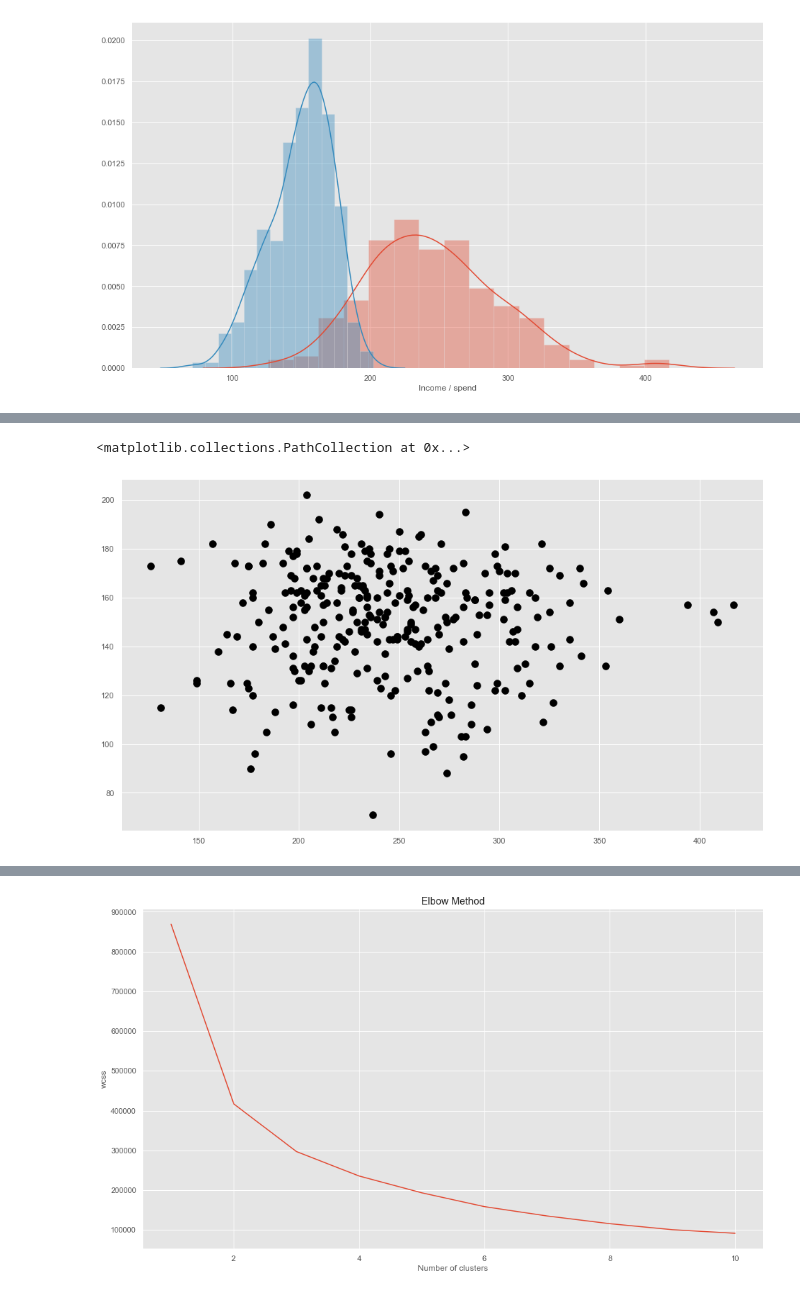
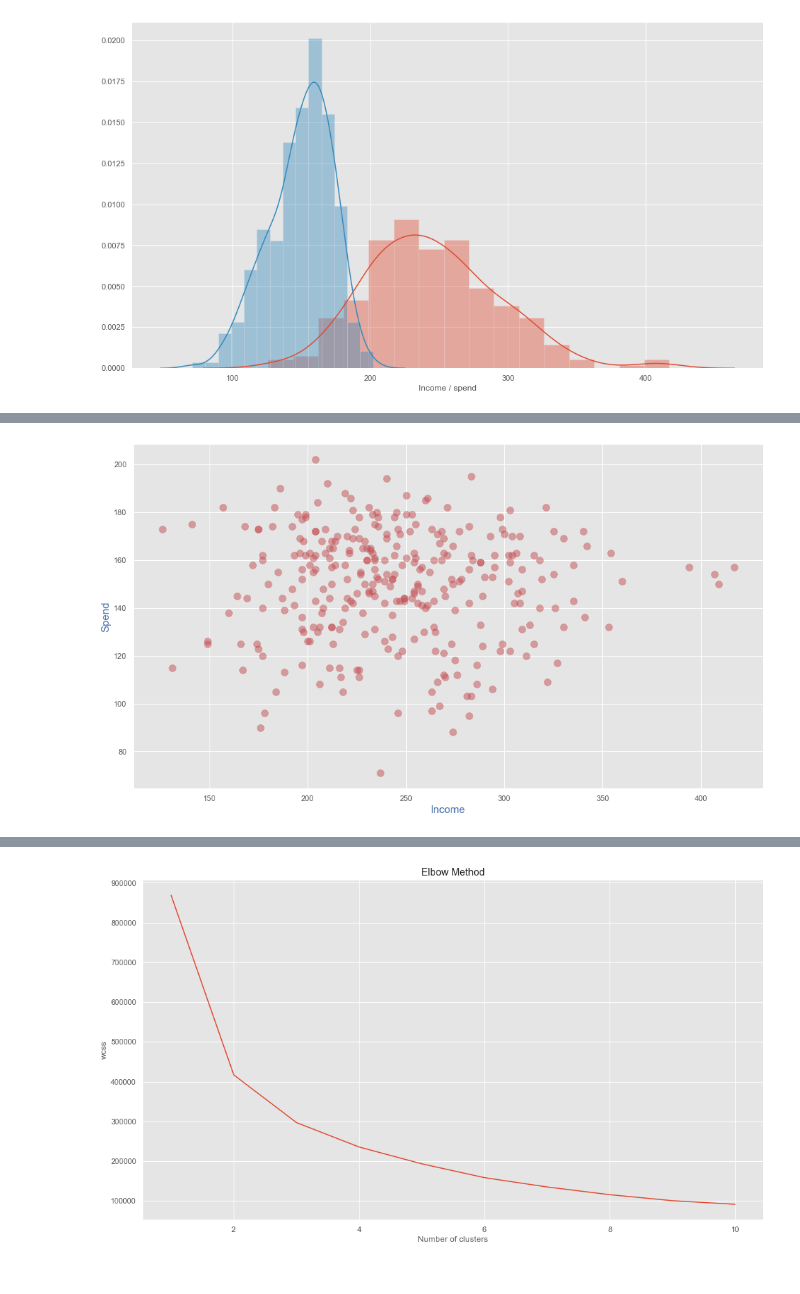
Before and after one commit to JeffWang0325/Python-Data-Science-Application-Development, a Jupyter notebook: class_07 (new)/class_07/Supervised_Unsupervised_Learning_20200823.ipynb, the cells around one changed output, grey strips where cells are left out. Drawn from its saved outputs; the diff is of its cells as text; code cells hidden in the pictures.

```diff
--- a/class_07 (new)/class_07/Supervised_Unsupervised_Learning_20200823.ipynb
+++ b/class_07 (new)/class_07/Supervised_Unsupervised_Learning_20200823.ipynb
@@ -266,11 +460,14 @@ Text(0.5, 0, 'Income / spend')
 # %%
 # Plotting the values to understand the spread
 Income = dataset['INCOME'].values
 Spend = dataset['SPEND'].values
 X = np.array(list(zip(Income, Spend)))
-plt.scatter(Income, Spend, c='black', s=100)
+plt.scatter(Income, Spend, c='r', s=100, alpha=0.5)
+
+plt.xlabel('Income', fontdict={'c': 'b', 'size': '15'})
+plt.ylabel('Spend', fontdict={'c': 'b', 'size': '15'})
+plt.show()
 # %% [output]
-<matplotlib.collections.PathCollection at 0x...>
-[figure, old version]
+[figure, new version]
 # %%
 from sklearn.cluster import KMeans
```
Also changed, not shown: parts of 55 cells of this notebook.
